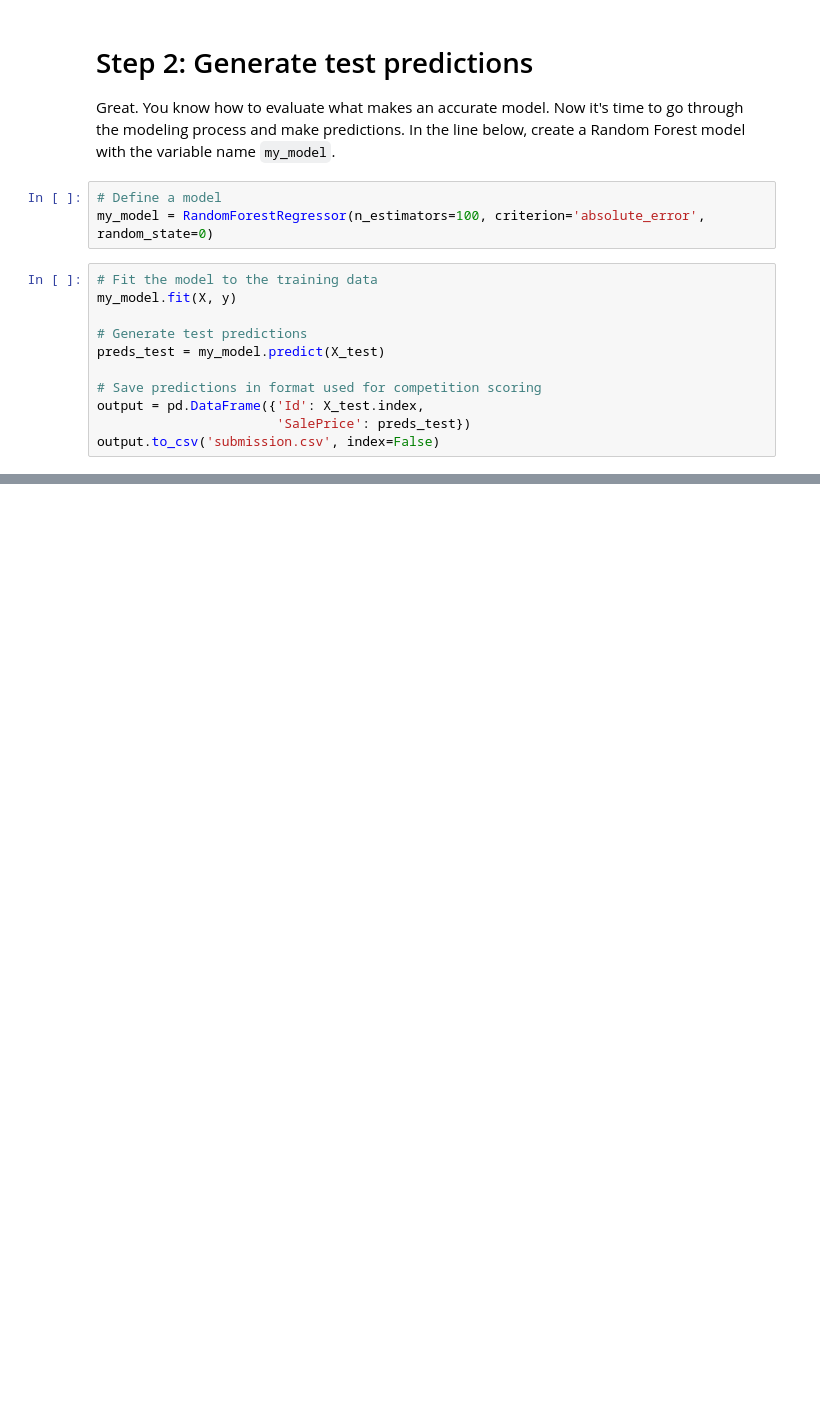
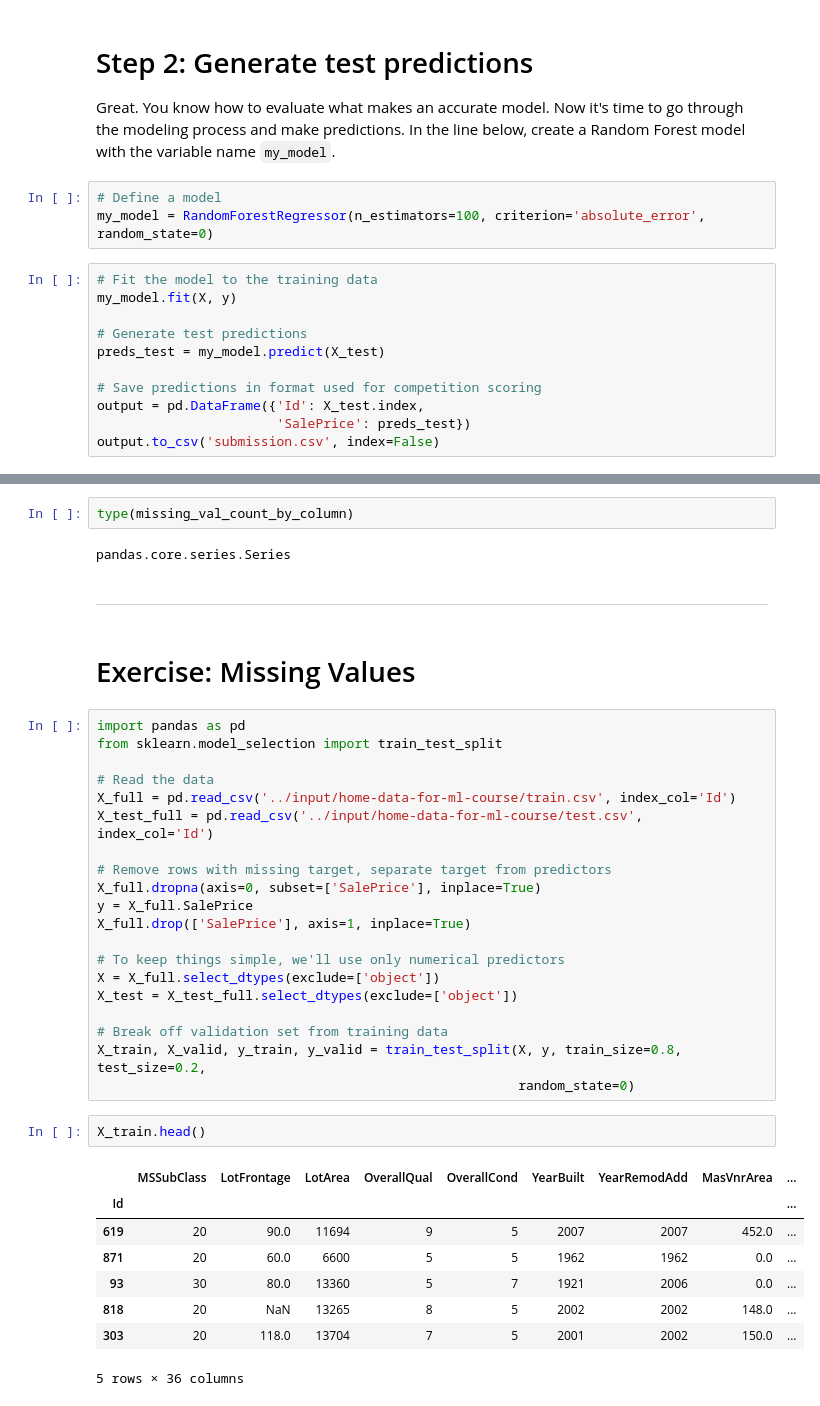
Before and after one commit to ericmaubr/kaggle_intro_machine_learling, a Jupyter notebook: intermediate-machine-learning.ipynb, the cells around one changed output, grey strips where cells are left out. Cells and saved outputs as stored; diff of their text form; blank space fills up the shorter version.

```diff
--- a/intermediate-machine-learning.ipynb
+++ b/intermediate-machine-learning.ipynb
@@ -102,0 +224,39 @@ output.to_csv('submission.csv', index=False)
+# %%
+type(missing_val_count_by_column)
+# %% [output]
+pandas.core.series.Series
+# %% [markdown]
+---
+# %% [markdown]
+# Exercise: Missing Values
+# %%
+import pandas as pd
+from sklearn.model_selection import train_test_split
+
+# Read the data
+X_full = pd.read_csv('../input/home-data-for-ml-course/train.csv', index_col='Id')
+X_test_full = pd.read_csv('../input/home-data-for-ml-course/test.csv', index_col='Id')
+
+# Remove rows with missing target, separate target from predictors
+X_full.dropna(axis=0, subset=['SalePrice'], inplace=True)
+y = X_full.SalePrice
+X_full.drop(['SalePrice'], axis=1, inplace=True)
+
+# To keep things simple, we'll use only numerical predictors
+X = X_full.select_dtypes(exclude=['object'])
+X_test = X_test_full.select_dtypes(exclude=['object'])
+
+# Break off validation set from training data
+X_train, X_valid, y_train, y_valid = train_test_split(X, y, train_size=0.8, test_size=0.2,
+                                                      random_state=0)
+# %%
+X_train.head()
+# %% [output]
+|  | MSSubClass | LotFrontage | LotArea | OverallQual | OverallCond | YearBuilt | YearRemodAdd | MasVnrArea | ... |
+| Id |  |  |  |  |  |  |  |  | ... |
+| 619 | 20 | 90.0 | 11694 | 9 | 5 | 2007 | 2007 | 452.0 | ... |
+| 871 | 20 | 60.0 | 6600 | 5 | 5 | 1962 | 1962 | 0.0 | ... |
+| 93 | 30 | 80.0 | 13360 | 5 | 7 | 1921 | 2006 | 0.0 | ... |
+| 818 | 20 | NaN | 13265 | 8 | 5 | 2002 | 2002 | 148.0 | ... |
+| 303 | 20 | 118.0 | 13704 | 7 | 5 | 2001 | 2002 | 150.0 | ... |
+5 rows × 36 columns
```
Also changed, not shown: parts of 35 cells of this notebook.
